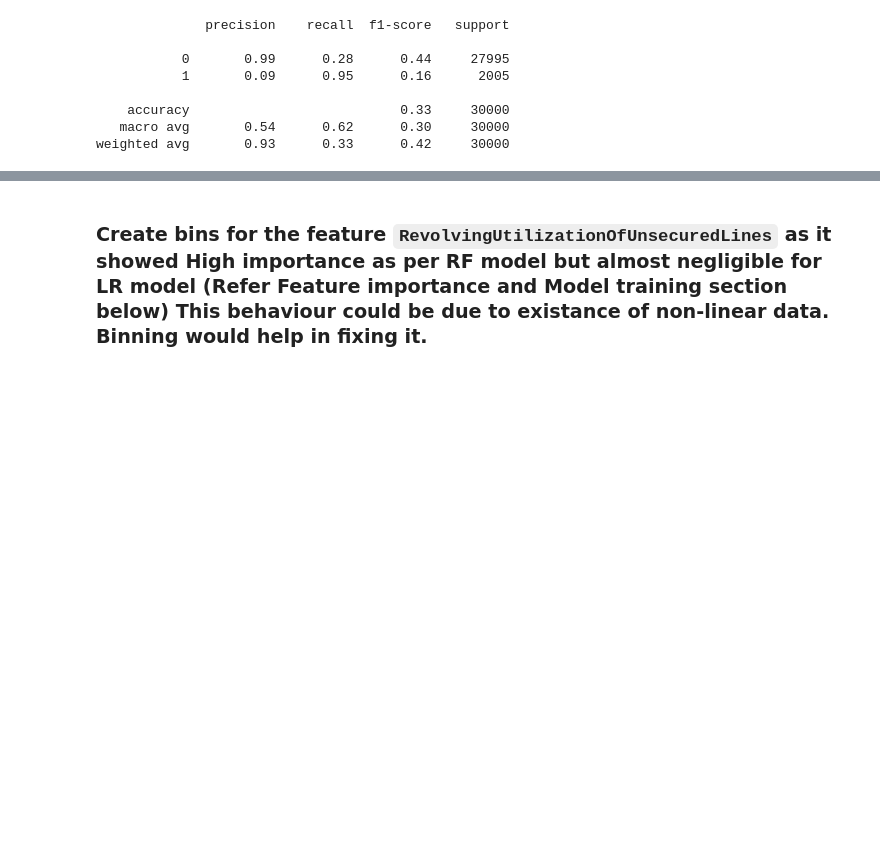
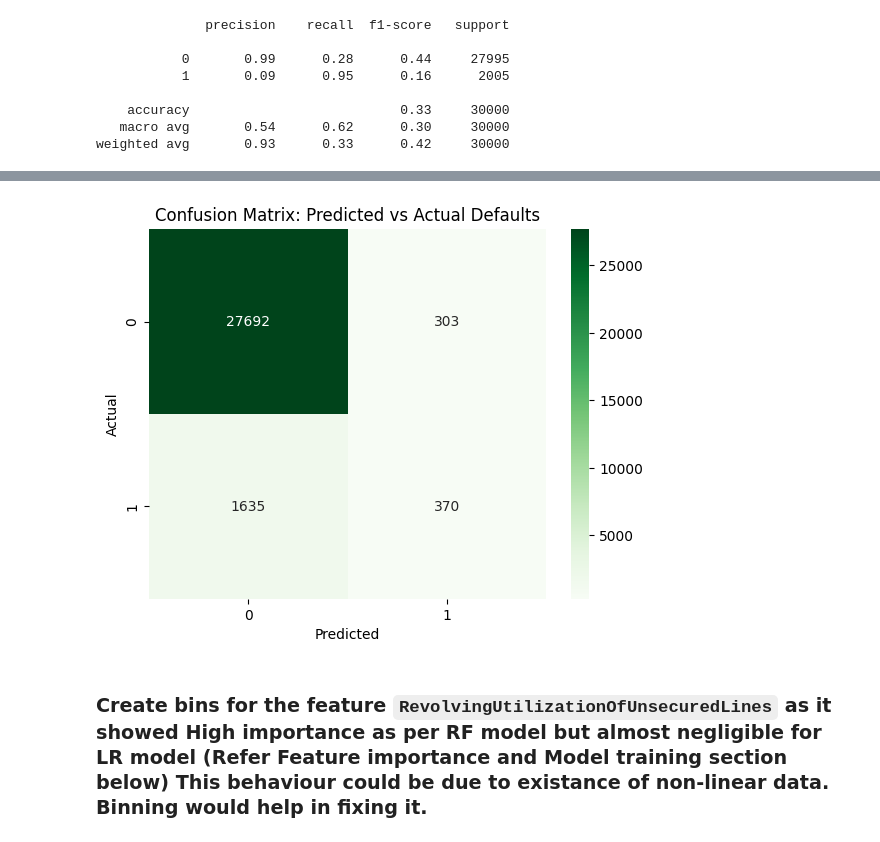
Before and after one commit to RSP004/Credit-Default-Risk-Prediction, a Jupyter notebook: credit_risk_end_to_end.ipynb, the cells around one changed output, grey strips where cells are left out. Drawn from its saved outputs; the diff is of its cells as text; code cells hidden in the pictures; blank space fills up the shorter version.

Commit message:
RF_model Commit

```diff
--- a/credit_risk_end_to_end.ipynb
+++ b/credit_risk_end_to_end.ipynb
@@ -877,0 +882,8 @@ weighted avg       0.93      0.33      0.42     30000
+# %%
+# Fit model to a Random Forest Model
+
+# from sklearn.ensemble import RandomForestClassifier
+
+rf_model = RandomForestClassifier(n_estimators=100)
+
+rf_model.fit(X_train_imputed, y_train)
@@ -877,0 +892,5 @@ weighted avg       0.93      0.33      0.42     30000
+# %%
+y_pred_rf = rf_model.predict(X_val_imputed)
+cm_rf = confusion_matrix(y_val, y_pred_rf)
+
+print(classification_report(y_val, y_pred_rf))
@@ -878,3 +906,12 @@ weighted avg       0.93      0.33      0.42     30000
+# %%
+# plt.figure(figsize=(6,4))
+sns.heatmap(cm_rf, annot=True, fmt='d', cmap='Greens')
+plt.title('Confusion Matrix: Predicted vs Actual Defaults')
+plt.ylabel('Actual')
+plt.xlabel('Predicted')
+plt.show()
+# %% [output]
+[figure, added]
 # %% [markdown]
 ### Create bins for the feature `RevolvingUtilizationOfUnsecuredLines` as it showed High importance as per RF model but almost negligible for LR model (Refer Feature importance and Model training section below) This behaviour could be due to existance of non-linear data. Binning would help in fixing it.
 # %%
```
Also changed, not shown: parts of 6 cells of this notebook.
